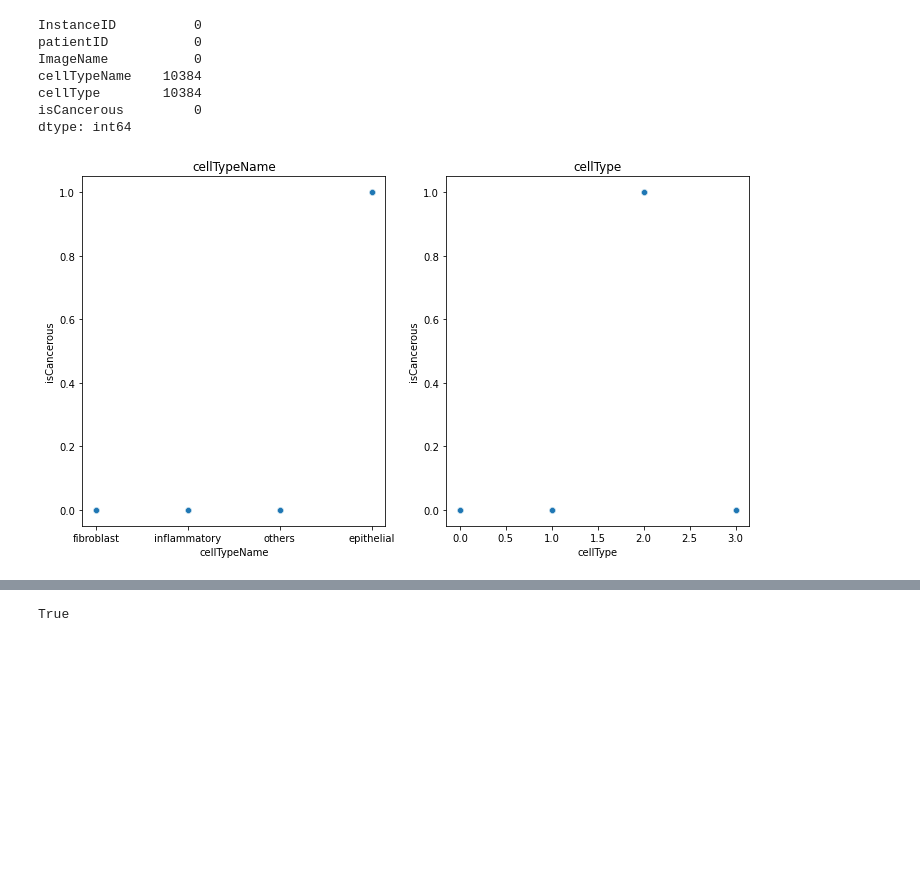
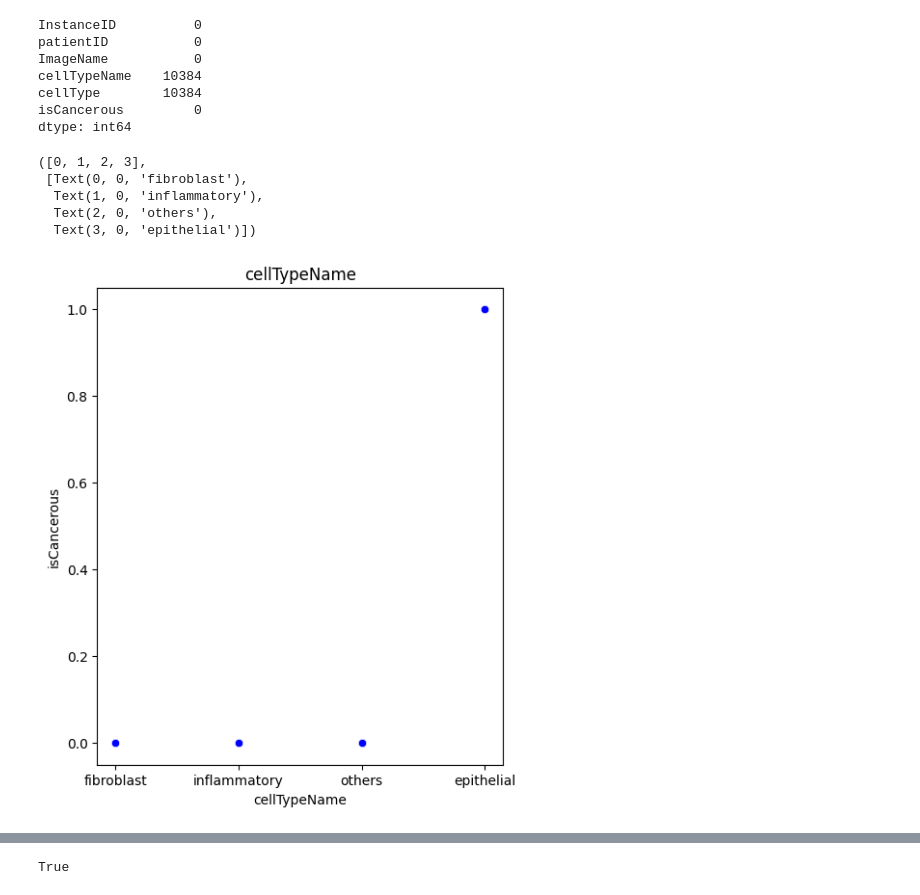
Before and after one commit to Kashyap-Chilivoju/MachineLearningA2, a Jupyter notebook: Assignment2.ipynb, the cells around one changed output, grey strips where cells are left out. Drawn from its saved outputs; the diff is of its cells as text; code cells hidden in the pictures; blank space fills up the shorter version.

```diff
--- a/Assignment2.ipynb
+++ b/Assignment2.ipynb
@@ -111,18 +117,16 @@ dtype: int64
 # %%
 plt.figure(figsize=(25,45))
 plt.subplot(6,4,1)
-sns.scatterplot(data=dfMain, x=dfMain['cellTypeName'], y='isCancerous')
+sns.scatterplot(data=dfMain, x=dfMain['cellTypeName'], y='isCancerous', color='blue')
 plt.title('cellTypeName')
 plt.xticks(rotation='horizontal')
-
-# Not sure what this is actually showing
-plt.subplot(6,4,2)
-sns.scatterplot(data=dfJoined, x=dfJoined['cellType'], y='isCancerous')
-plt.title('cellType')
-plt.xticks(rotation='horizontal')
-plt.show()
 # %% [output]
+([0, 1, 2, 3],
+ [Text(0, 0, 'fibroblast'),
+  Text(1, 0, 'inflammatory'),
+  Text(2, 0, 'others'),
+  Text(3, 0, 'epithelial')])
-[figure, old version]
+[figure, new version]
 # %%
 dfCellCounts = pd.DataFrame(dfMain.cellTypeName.value_counts().reset_index().values, columns=['Cell Type Name', 'Total Count'])
 dfCancerousCounts = pd.DataFrame(dfJoined.isCancerous.value_counts().reset_index().values, columns=['Is Cancerous', 'Total Count'])
```
Also changed, not shown: parts of 37 cells of this notebook.
